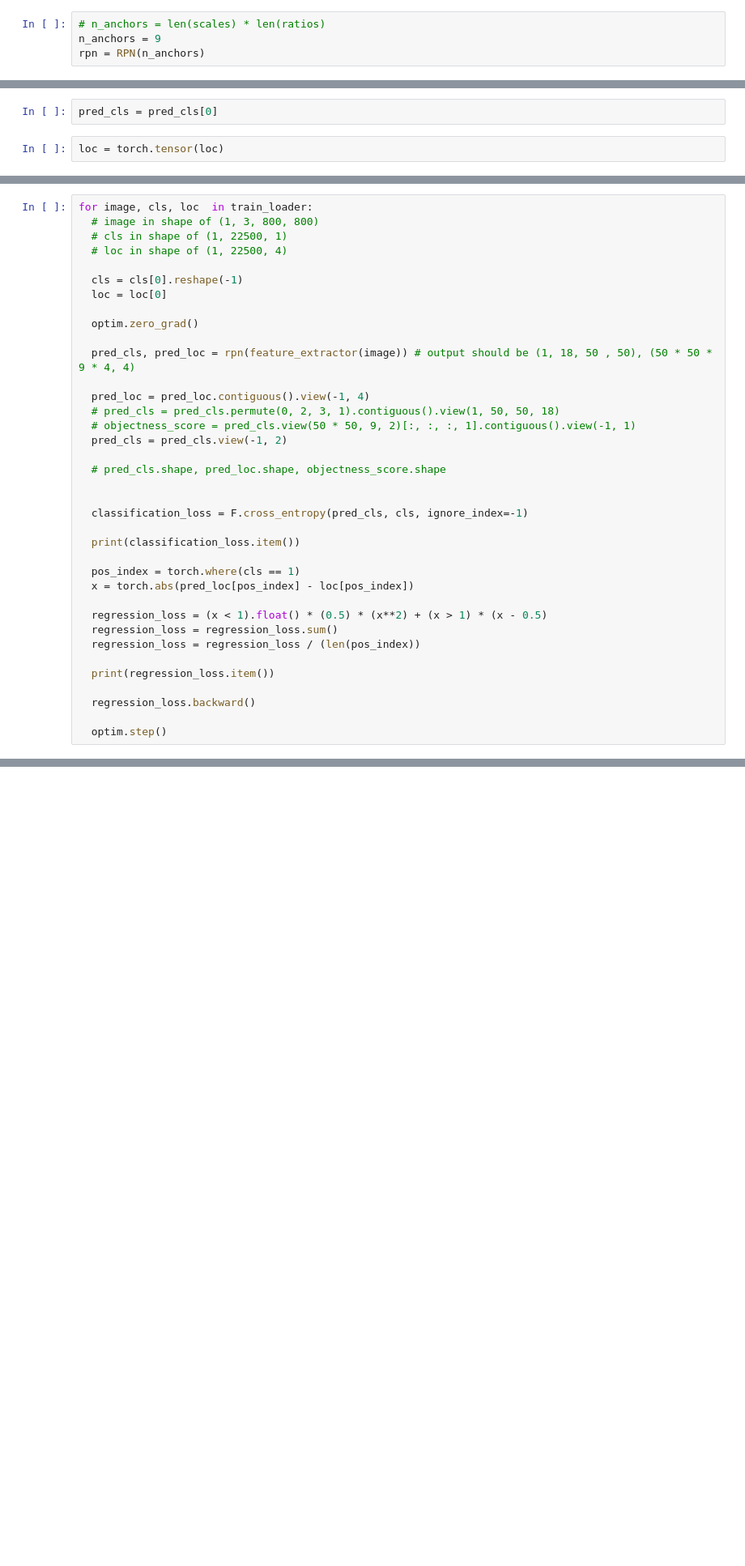
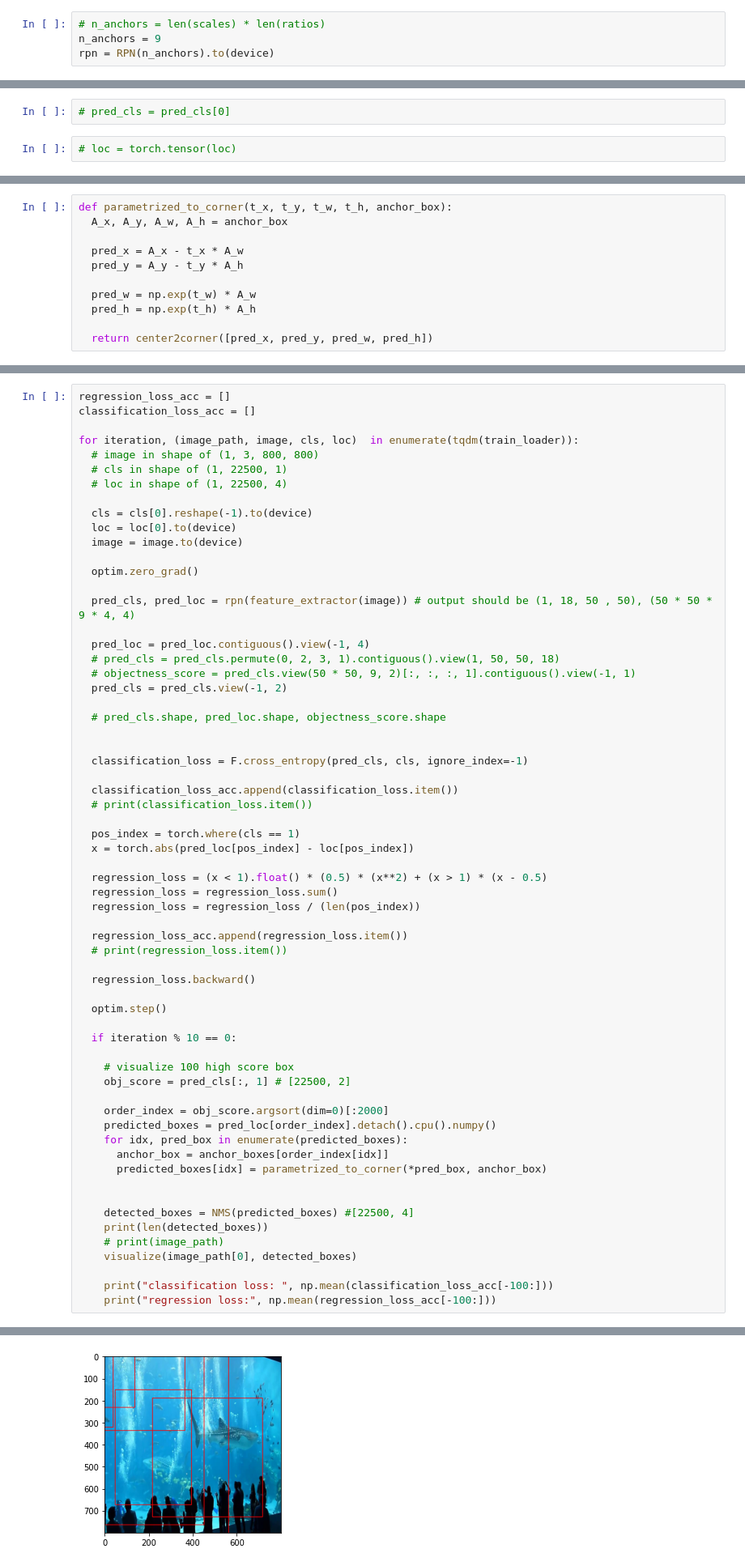
Before and after one commit to pouya-parsa/faster_rcnn, a Jupyter notebook: faster_rcnn.ipynb, the cells around one changed output, grey strips where cells are left out. Shown at 81% size. Saved outputs shown, nothing was run; the diff lists cells and outputs as text; blank space fills up the shorter version.

Commit message:
Fix Two Buges in DataLoader

```diff
--- a/faster_rcnn.ipynb
+++ b/faster_rcnn.ipynb
@@ -368,7 +393,7 @@ class RPN(nn.Module):
 # %%
 # n_anchors = len(scales) * len(ratios)
 n_anchors = 9
-rpn = RPN(n_anchors)
+rpn = RPN(n_anchors).to(device)
 # %%
 # UNIT Test
 # assert (rpn.feature_extractor(torch.randn(4, 3, 800, 800)).shape) == (4, 512, 50, 50), "something wrong with feature extractor output shape!"
@@ -392,5 +415,5 @@ gt_label = gt_label[:, 0]
 # %%
-pred_cls = pred_cls[0]
+# pred_cls = pred_cls[0]
 # %%
-loc = torch.tensor(loc)
+# loc = torch.tensor(loc)
 # %%
@@ -473 +538,12 @@ class VOS(Dataset):
+# %%
+def parametrized_to_corner(t_x, t_y, t_w, t_h, anchor_box):
+  A_x, A_y, A_w, A_h = anchor_box
+
+  pred_x = A_x - t_x * A_w
+  pred_y = A_y - t_y * A_h
+
+  pred_w = np.exp(t_w) * A_w
+  pred_h = np.exp(t_h) * A_h
+
+  return center2corner([pred_x, pred_y, pred_w, pred_h])
 # %%
@@ -482,13 +558,17 @@ import torch.nn.functional as F
 # %%
 optim = torch.optim.Adam(rpn.parameters(), lr=0.001)
 # %%
-for image, cls, loc  in train_loader:
+regression_loss_acc = []
+classification_loss_acc = []
+
+for iteration, (image_path, image, cls, loc)  in enumerate(tqdm(train_loader)):
   # image in shape of (1, 3, 800, 800)
   # cls in shape of (1, 22500, 1)
   # loc in shape of (1, 22500, 4)
 
-  cls = cls[0].reshape(-1)
-  loc = loc[0]
+  cls = cls[0].reshape(-1).to(device)
+  loc = loc[0].to(device)
+  image = image.to(device)
 
   optim.zero_grad()
 
@@ -504,7 +584,8 @@ for image, cls, loc  in train_loader:
 
   classification_loss = F.cross_entropy(pred_cls, cls, ignore_index=-1)
 
-  print(classification_loss.item())
+  classification_loss_acc.append(classification_loss.item())
+  # print(classification_loss.item())
 
   pos_index = torch.where(cls == 1)
   x = torch.abs(pred_loc[pos_index] - loc[pos_index])
@@ -513,9 +594,30 @@ for image, cls, loc  in train_loader:
   regression_loss = regression_loss.sum()
   regression_loss = regression_loss / (len(pos_index))
 
-  print(regression_loss.item())
+  regression_loss_acc.append(regression_loss.item())
+  # print(regression_loss.item())
 
   regression_loss.backward()
 
   optim.step()
+
+  if iteration % 10 == 0:
+
+    # visualize 100 high score box
+    obj_score = pred_cls[:, 1] # [22500, 2]
+
+    order_index = obj_score.argsort(dim=0)[:2000]
+    predicted_boxes = pred_loc[order_index].detach().cpu().numpy()
+    for idx, pred_box in enumerate(predicted_boxes):
+      anchor_box = anchor_boxes[order_index[idx]]
+      predicted_boxes[idx] = parametrized_to_corner(*pred_box, anchor_box)
+
+
+    detected_boxes = NMS(predicted_boxes) #[22500, 4]
+    print(len(detected_boxes))
+    # print(image_path)
+    visualize(image_path[0], detected_boxes)
+
+    print("classification loss: ", np.mean(classification_loss_acc[-100:]))
+    print("regression loss:", np.mean(regression_loss_acc[-100:]))
 # %% [output]
@@ -523,0 +625 @@ for image, cls, loc  in train_loader:
+[figure, new version]
```
Also changed, not shown: parts of 34 cells of this notebook.
